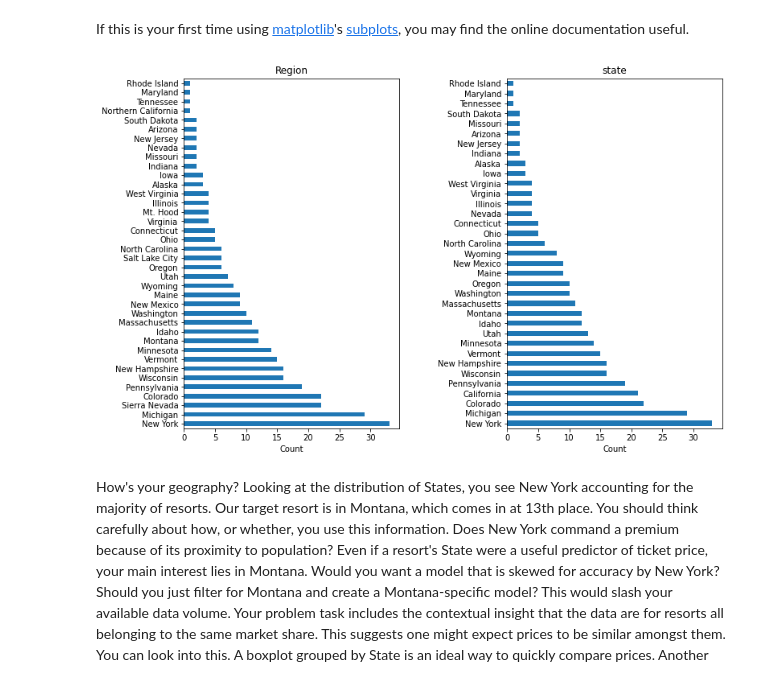
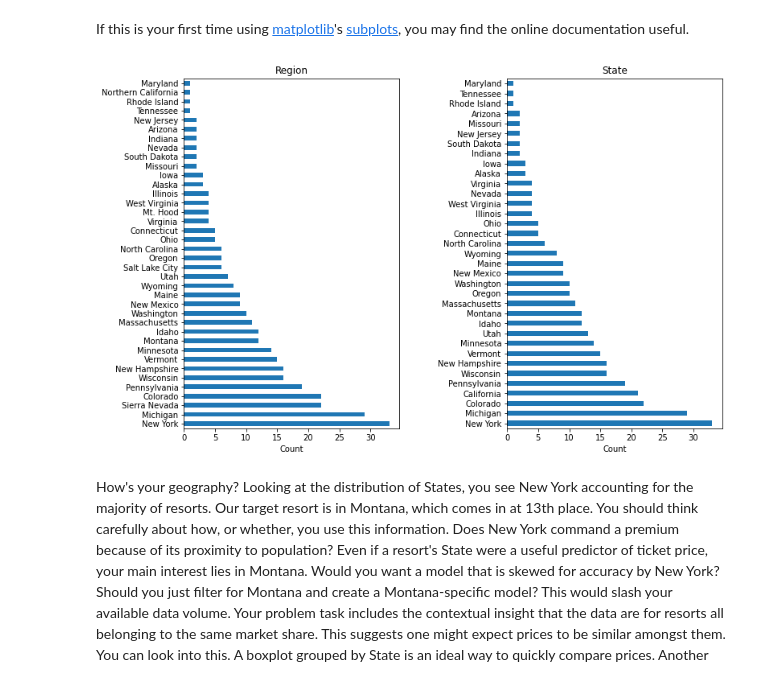
Before and after one commit to kcnsd24/springboardlib, a Jupyter notebook: 02_data_wrangling.ipynb, the cells around one changed output. Cells and saved outputs as stored; diff of their text form; code cells hidden in the pictures.

```diff
--- a/02_data_wrangling.ipynb
+++ b/02_data_wrangling.ipynb
@@ -348,28 +342,28 @@ Because a few states are split across multiple named regions, there are slightly
 # %% [markdown]
 If this is your first time using [matplotlib](https://matplotlib.org/3.2.2/index.html)'s [subplots](https://matplotlib.org/3.2.2/api/_as_gen/matplotlib.pyplot.subplots.html), you may find the online documentation useful.
 # %%
-#Code task 13#
+#Code answer 13#
 #Create two subplots on 1 row and 2 columns with a figsize of (12, 8)
-fig, ax = plt.subplots(nrows=1, ncols=2, figsize=(12,8))
-#Specify a horizontal barplot ('barh') as kind of plot (kind=)
+fig, ax = plt.subplots(1, 2, figsize=(12, 8))
+#Specify a horizontal barplot as kind of plot (kind=)
 ski_data.Region.value_counts().plot(kind='barh', ax=ax[0])
 #Give the plot a helpful title of 'Region'
-ax[0].set_title('Region')
+ax[0].set_title("Region")
 #Label the xaxis 'Count'
-ax[0].set_xlabel('Count')
-#Specify a horizontal barplot ('barh') as kind of plot (kind=)
+ax[0].set_xlabel("Count")
+#Specify a horizontal barplot as kind of plot (kind=)
 ski_data.state.value_counts().plot(kind='barh', ax=ax[1])
 #Give the plot a helpful title of 'state'
-ax[1].set_title('state')
+ax[1].set_title("State")
 #Label the xaxis 'Count'
-ax[1].set_xlabel('Count')
+ax[1].set_xlabel("Count")
 #Give the subplots a little "breathing room" with a wspace of 0.5
-plt.subplots_adjust(wspace=.5);
+plt.subplots_adjust(wspace=0.5);
 #You're encouraged to explore a few different figure sizes, orientations, and spacing here
 # as the importance of easy-to-read and informative figures is frequently understated
 # and you will find the ability to tweak figures invaluable later on
 # %% [output]
-[figure, old version]
+[figure, new version]
 # %% [markdown]
 How's your geography? Looking at the distribution of States, you see New York accounting for the majority of resorts. Our target resort is in Montana, which comes in at 13th place. You should think carefully about how, or whether, you use this information. Does New York command a premium because of its proximity to population? Even if a resort's State were a useful predictor of ticket price, your main interest lies in Montana. Would you want a model that is skewed for accuracy by New York? Should you just filter for Montana and create a Montana-specific model? This would slash your available data volume. Your problem task includes the contextual insight that the data are for resorts all belonging to the same market share. This suggests one might expect prices to be similar amongst them. You can look into this. A boxplot grouped by State is an ideal way to quickly compare prices. Another side note worth bringing up here is that, in reality, the best approach here definitely would include consulting with the client or other domain expert. They might know of good reasons for treating states equivalently or differently. The data scientist is rarely the final arbiter of such a decision. But here, you'll see if we can find any supporting evidence for treating states the same or differently.
 # %% [markdown]
```
Also changed, not shown: parts of 40 cells of this notebook.
